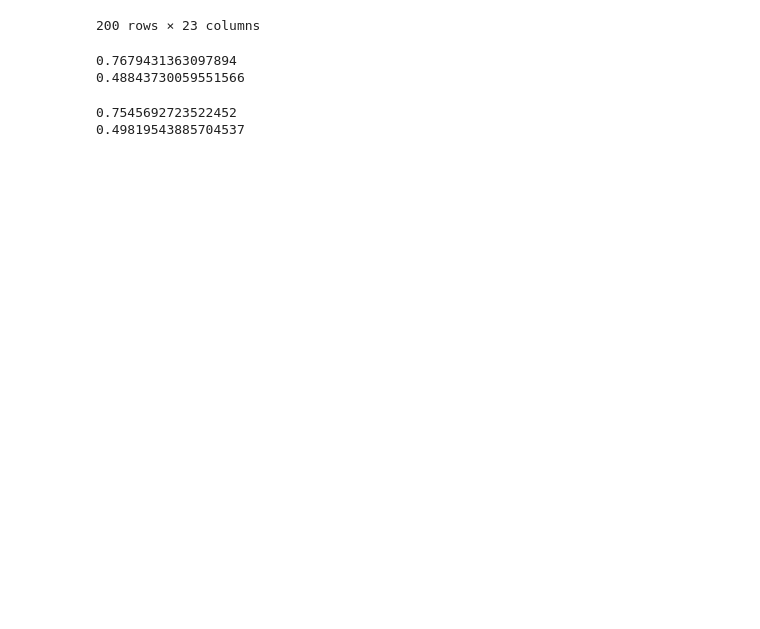
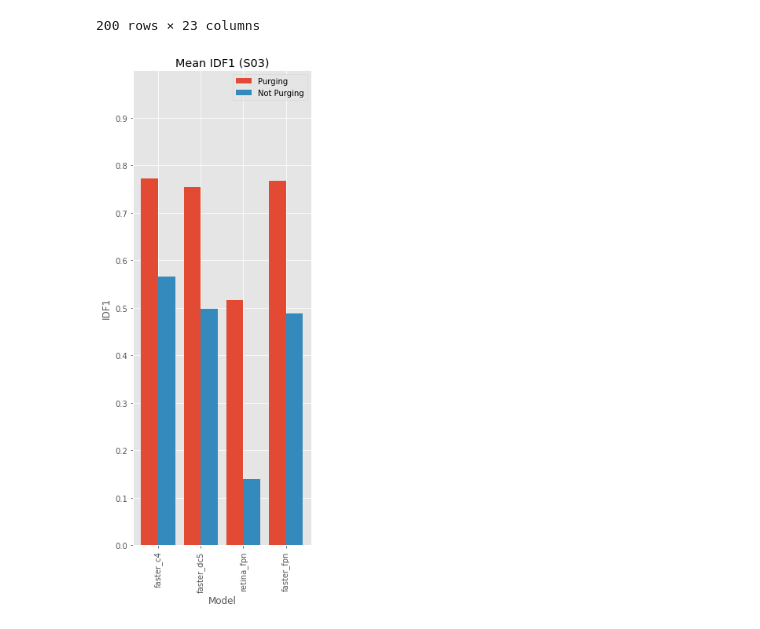
Before and after one commit to mcv-m6-video/mcv-m6-2022-team1, a Jupyter notebook: w4/plot_results.ipynb, the cells around one changed output. Drawn from its saved outputs; the diff is of its cells as text; code cells hidden in the pictures; blank space fills up the shorter version.

```diff
--- a/w4/plot_results.ipynb
+++ b/w4/plot_results.ipynb
@@ -83,14 +102,42 @@ test_s04
 # %%
 test_s03.to_csv("./results/s03summary.csv")
 # %%
-print(test_s03[np.logical_and(test_s03["model"] == "faster_fpn", test_s03["purge"] == True)]["idf1"].mean())
-print(test_s03[np.logical_and(test_s03["model"] == "faster_fpn", test_s03["purge"] == False)]["idf1"].mean())
+models = test_s03["model"].unique()
+
+purging = np.asarray([
+    test_s03[np.logical_and(test_s03["model"] == mod, test_s03["purge"] == True)]["idf1"].mean() for mod in models
+])
+
+not_purging = np.asarray([
+    test_s03[np.logical_and(test_s03["model"] == mod, test_s03["purge"] == False)]["idf1"].mean() for mod in models
+])
-# %% [output]
-0.7679431363097894
-0.48843730059551566
+# %%
+plotx = np.arange(len(models))
+
+plt.figure(figsize=(4, 10))
+plt.style.use("ggplot")
+
+plt.title("Mean IDF1 (S03)")
+plt.xlabel("Model")
+plt.ylabel("IDF1")
+plt.xticks(ticks=plotx, labels=models, rotation=90)
+plt.yticks(ticks=np.arange(0.0, 1.0, 0.1))
+plt.ylim((0.0, 1.0))
+
+plt.bar(x=plotx - 0.2, height=purging, width=0.4, label="Purging")
+plt.bar(x=plotx + 0.2, height=not_purging, width=0.4, label="Not Purging")
+plt.legend()
+plt.tight_layout()
+plt.savefig("./plots/t2_meanidf1s03.png")
+plt.show()
+plt.close()
+# %% [output]
+[figure, added]
 # %%
-print(test_s03[np.logical_and(test_s03["model"] == "faster_dc5", test_s03["purge"] == True)]["idf1"].mean())
-print(test_s03[np.logical_and(test_s03["model"] == "faster_dc5", test_s03["purge"] == False)]["idf1"].mean())
+purging = np.asarray([
+    test_s03[np.logical_and(test_s03["model"] == mod, test_s03["purge"] == True)]["precision"].mean() for mod in models
+])
+
+not_purging = np.asarray([
+    test_s03[np.logical_and(test_s03["model"] == mod, test_s03["purge"] == False)]["precision"].mean() for mod in models
+])
-# %% [output]
-0.7545692723522452
-0.49819543885704537
```
Also changed, not shown: parts of 15 cells of this notebook, 1 other file.
